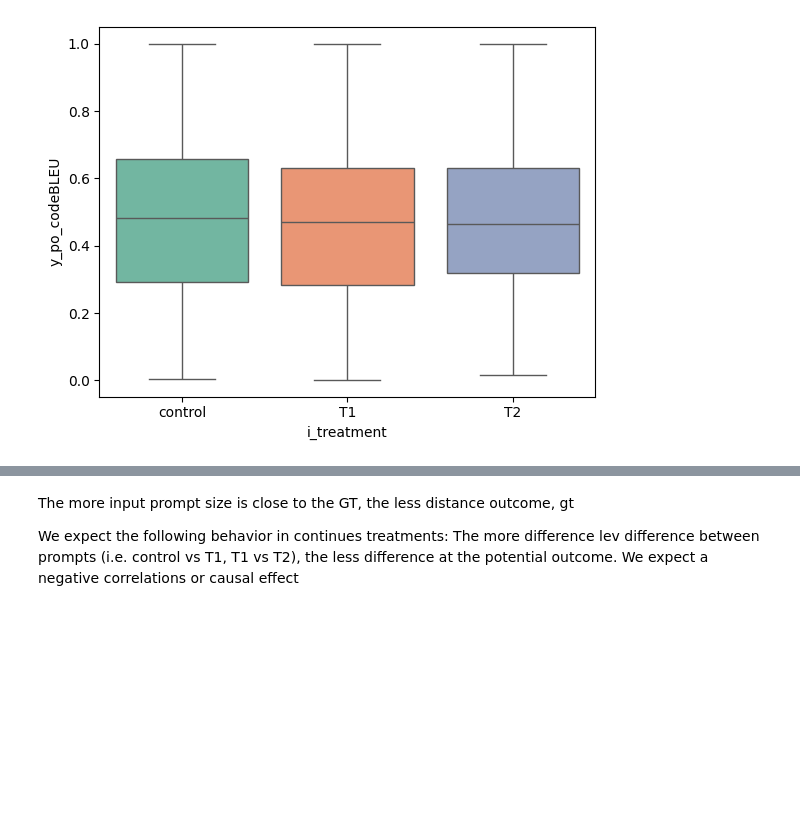
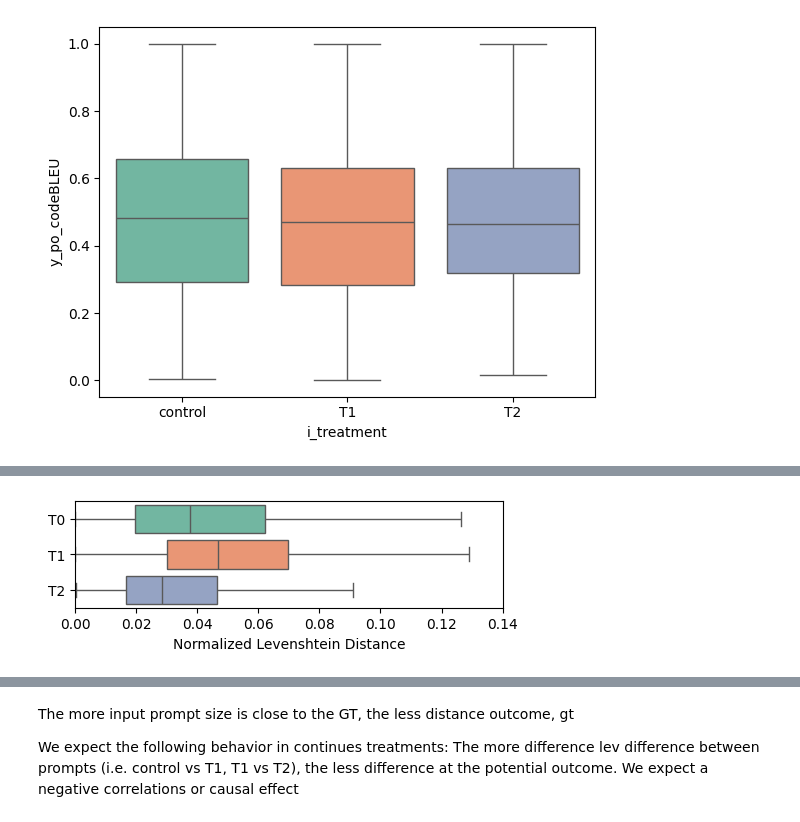
Before and after one commit to WM-SEMERU/Causal4SE, a Jupyter notebook: source/01_prompt_eng_dataset_build_lev_input.ipynb, the cells around one changed output, grey strips where cells are left out. Saved outputs shown, nothing was run; the diff lists cells and outputs as text; code cells hidden in the pictures; blank space fills up the shorter version.

```diff
--- a/source/01_prompt_eng_dataset_build_lev_input.ipynb
+++ b/source/01_prompt_eng_dataset_build_lev_input.ipynb
@@ -322,0 +375,17 @@ sns.boxplot(data=treatments_df[['y_po_codeBLEU','i_treatment']], x="i_treatment"
+# %%
+fig, ax = plt.subplots(figsize=(5, 1.8))
+
+
+
+# Plot 1: Total bill vs Tip
+sns.boxplot(data=treatments_df[['y_po_lev_norm','i_treatment']], y="i_treatment", x="y_po_lev_norm",showfliers=False, palette="Set2", hue="i_treatment", ax=ax)
+ax.set_xlim(0, 0.14)  # ymin, ymax
+ax.set_xlabel("Normalized Levenshtein Distance")
+ax.set_ylabel("")
+ax.set_yticklabels(["T0", "T1", "T2"])
+plt.tight_layout()
+plt.savefig("normalized_lev.png", dpi=300, bbox_inches='tight')
+
+plt.show()
+# %% [output]
+[figure, added]
```
Also changed, not shown: parts of 20 cells of this notebook, 7 other files.
